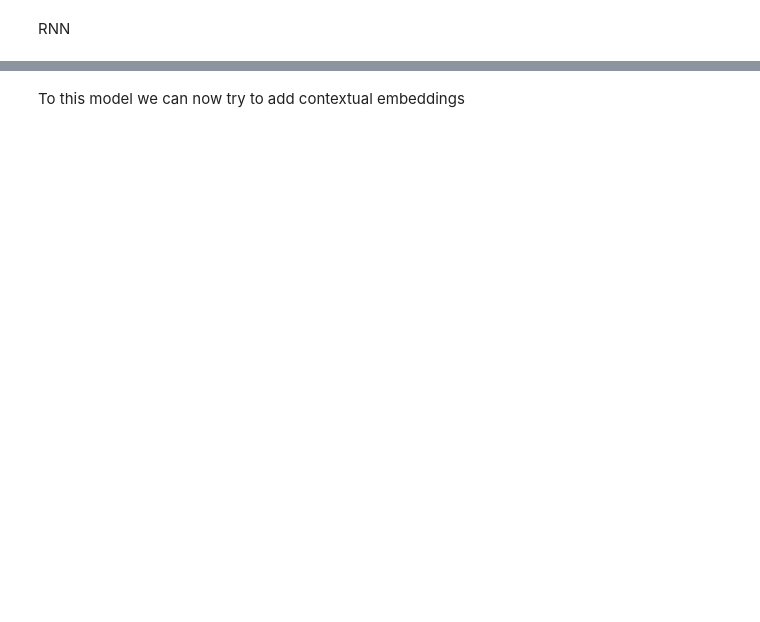
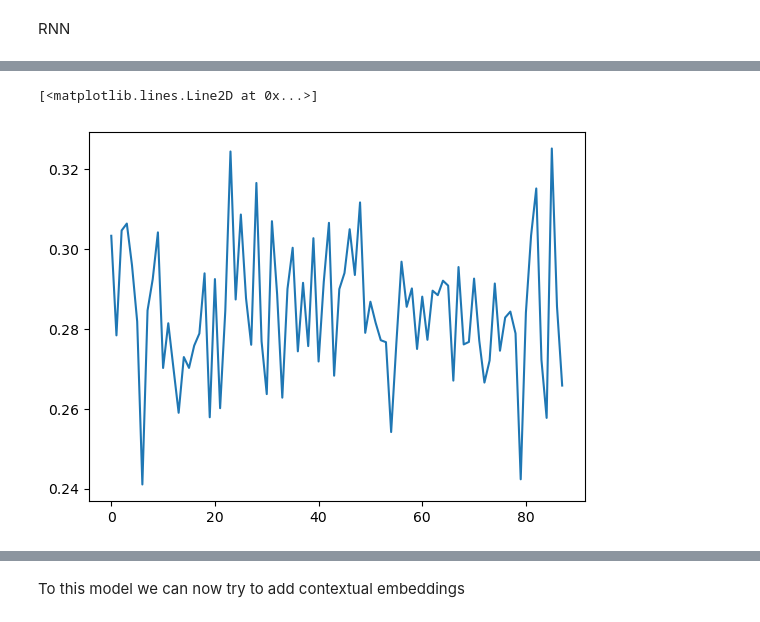
Before and after one commit to Pangasius/webtextanalysis, a Jupyter notebook: rnn.ipynb, the cells around one changed output, grey strips where cells are left out. Cells and saved outputs as stored; diff of their text form; code cells hidden in the pictures; blank space fills up the shorter version.

```diff
--- a/rnn.ipynb
+++ b/rnn.ipynb
@@ -456,0 +495,7 @@ RuntimeError: shape '[5, 5, 100]' is invalid for input of size 7500
+# %%
+import matplotlib.pyplot as plt
+
+plt.plot(epoch_loss)
+# %% [output]
+[<matplotlib.lines.Line2D at 0x...>]
+[figure, added]
```
Also changed, not shown: parts of 34 cells of this notebook, 2 other files.
